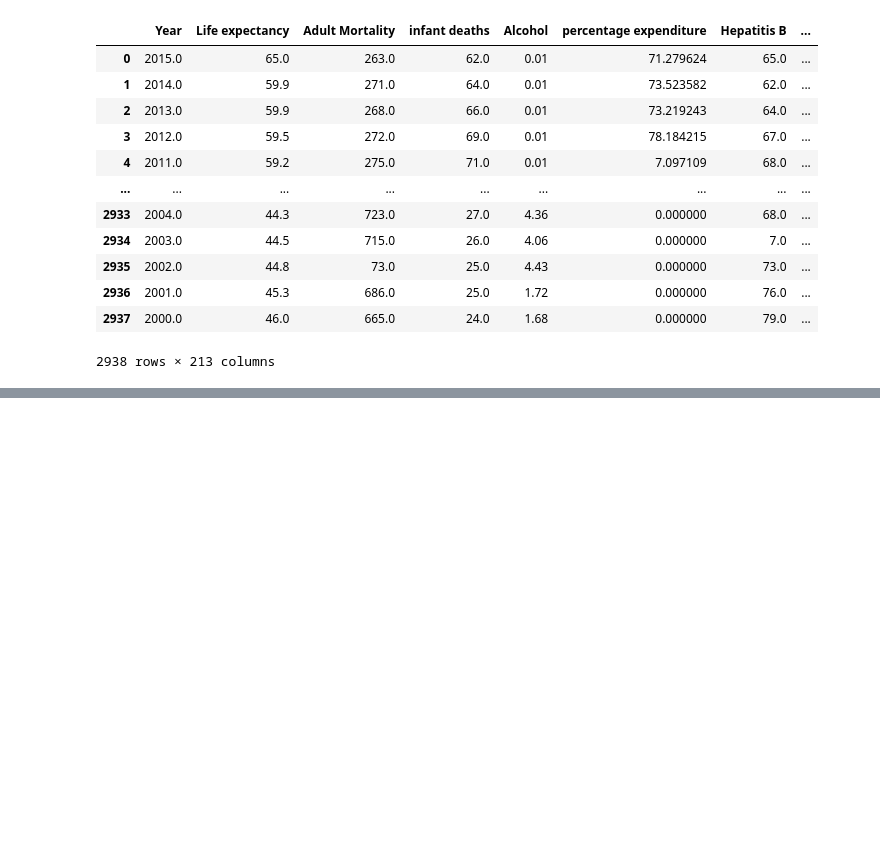
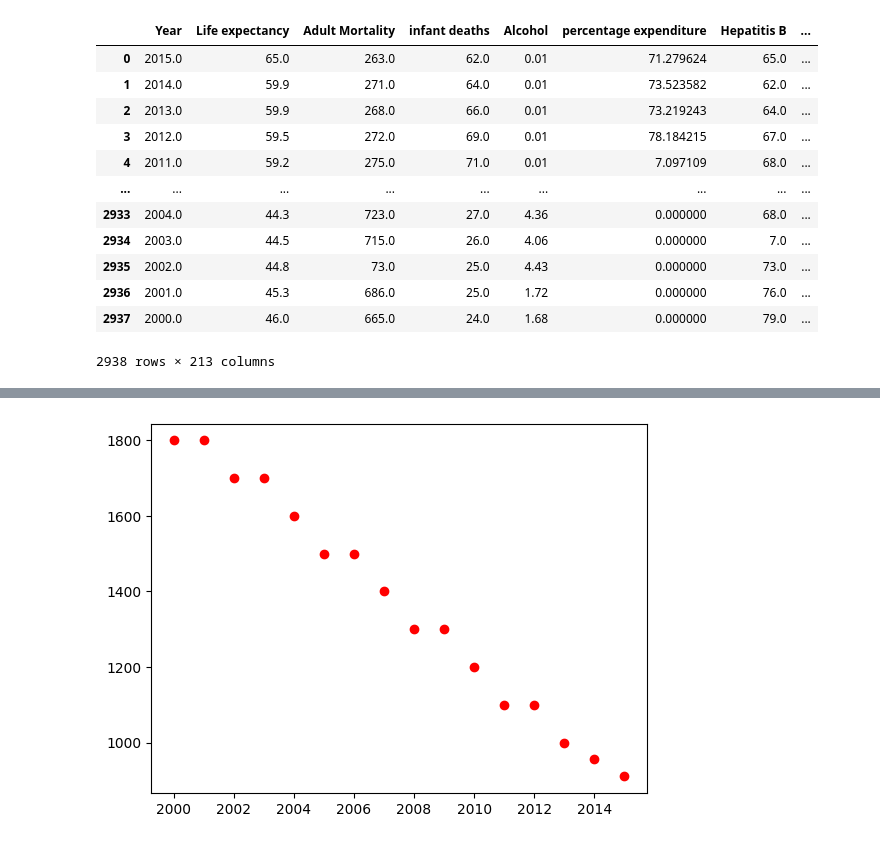
Before and after one commit to TSravani733/Assignment_1, a Jupyter notebook: internship_EDA.ipynb, the cells around one changed output, grey strips where cells are left out. Saved outputs shown, nothing was run; the diff lists cells and outputs as text; code cells hidden in the pictures; blank space fills up the shorter version.

```diff
--- a/internship_EDA.ipynb
+++ b/internship_EDA.ipynb
@@ -469,0 +531,3 @@ dummy
+# %%
+df = pd.read_csv('/content/archive (2).csv')
+df
@@ -469,0 +548,3 @@ dummy
+# %%
+india = df[df['Country'].str.strip()=='India'].sort_values('Year')
+india[['Year','infant deaths','Adult Mortality']].head(15)
@@ -469,0 +580,7 @@ dummy
+# %%
+x_year = india['Year'].values
+y_infant_deaths = india['infant deaths'].values
+plt.scatter(x_year,y_infant_deaths,color='red')
+plt.show()
+# %% [output]
+[figure, added]
```
Also changed, not shown: parts of 39 cells of this notebook.
